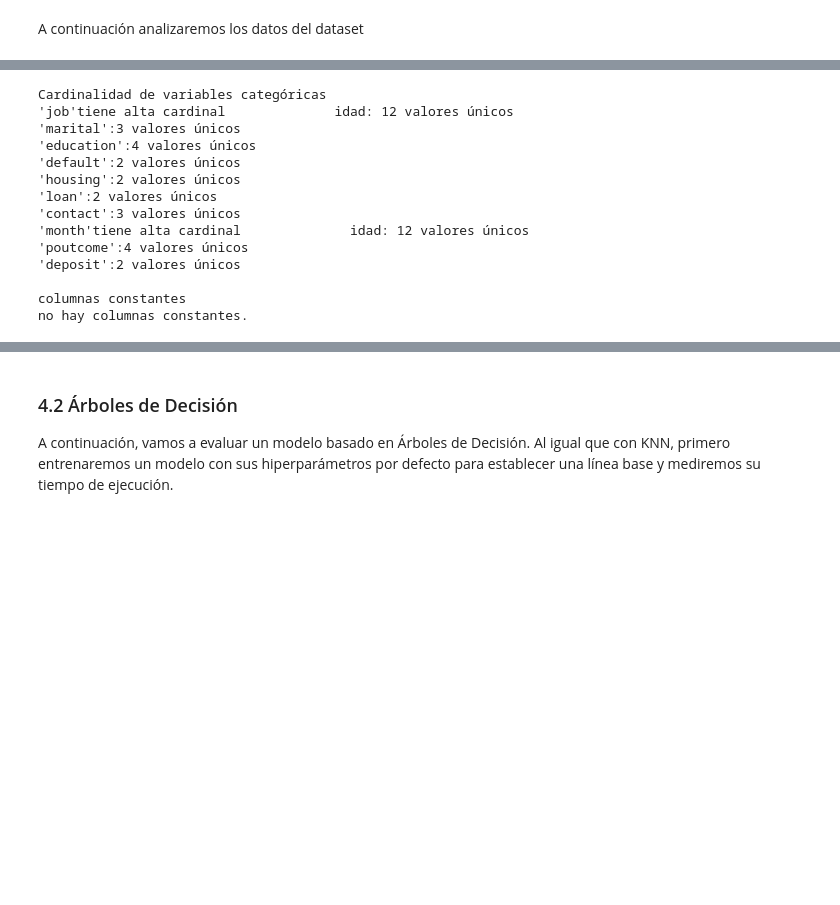
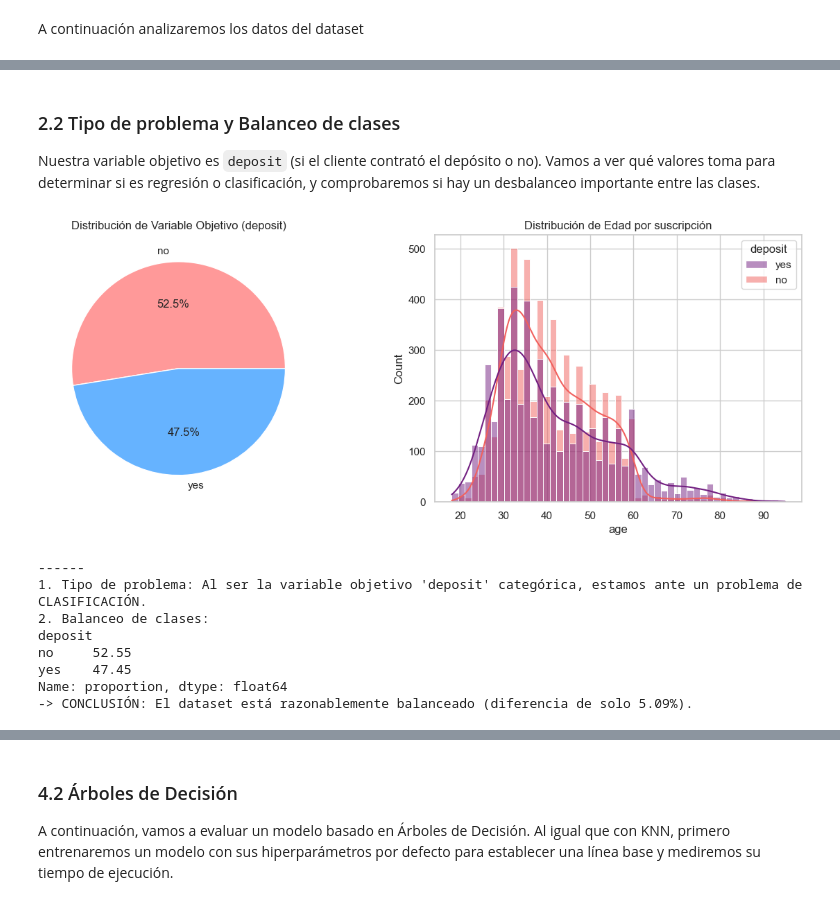
Before and after one commit to 100495957/AprendizajeAutomaticoPractica1, a Jupyter notebook: notebook_principal.ipynb, the cells around one changed output, grey strips where cells are left out. Cells and saved outputs as stored; diff of their text form; code cells hidden in the pictures; blank space fills up the shorter version.

```diff
--- a/notebook_principal.ipynb
+++ b/notebook_principal.ipynb
@@ -31,11 +41,13 @@ A continuación realizamos una exploración inicial de los datos para decidir nu
 * Estudiaremos la distribución de la variable objetivo (`deposit`).
 * Analizaremos variables con valores especiales como `pdays`.
 # %%
-dataframe = pd.read_pickle('bank_15.pkl')
-#muestro las primeras filas del dataframe --> comprobación
-display(dataframe.head())
+# Carga del dataset original
+try:
+    df = pd.read_pickle('bank_15.pkl')
+    print(f"✅ Dataset cargado: {df.shape[0]} filas y {df.shape[1]} columnas.")
+except Exception as e:
+    print(f"❌ Error al cargar: {e}")
 
-#flas, columnas, tipos de datos y valores nulos
-print("\nInformación del dataframe")
-dataframe.info()
+# Vista previa
+df.head()
 # %% [output]
@@ -83,33 +123,40 @@ dtype: int64
+# %% [markdown]
+### 2.2 Tipo de problema y Balanceo de clases
+Nuestra variable objetivo es `deposit` (si el cliente contrató el depósito o no). Vamos a ver qué valores toma para determinar si es regresión o clasificación, y comprobaremos si hay un desbalanceo importante entre las clases.
 # %%
-#variables categóricas > 10
-categorical_columans = dataframe.select_dtypes(include=['object']).columns
-print("\nCardinalidad de variables categóricas")
-for columna in categorical_columans:
-    val_unicos = dataframe[columna].nunique()
-    if val_unicos > 10:
-        print(f"'{columna}'tiene alta cardinal              idad: {val_unicos} valores únicos")
-    else:
-        print(f"'{columna}':{val_unicos} valores únicos")
+#visualizamos el balanceo de la variable objetivo y la relación con una variable clave
+fig, ax = plt.subplots(1, 2, figsize=(15, 5))
 
-#columnas constantes
-print("\ncolumnas constantes")
-constant_columnas = [columna for columna in dataframe.columns if dataframe[columna].nunique() <= 1]
-if len(constant_columnas) == 0:
-    print("no hay columnas constantes.")
+#gráfico 1: Balanceo
+df['deposit'].value_counts(normalize=True).plot.pie(autopct='%1.1f%%', ax=ax[0], colors=['#ff9999','#66b3ff'])
+ax[0].set_title('Distribución de Variable Objetivo (deposit)')
+
+#gráfico 2: Edad vs Depósito
+sns.histplot(data=df, x='age', hue='deposit', kde=True, ax=ax[1], palette='magma')
+ax[1].set_title('Distribución de Edad por suscripción')
+
+plt.show()
+
+
+print("\n------")
+print("1. Tipo de problema: Al ser la variable objetivo 'deposit' categórica, estamos ante un problema de CLASIFICACIÓN.")
+
+#cálculo automático del balanceo
+porcentajes = df['deposit'].value_counts(normalize=True) * 100
+print(f"2. Balanceo de clases:\n{porcentajes.round(2)}")
+
+diferencia = abs(porcentajes.iloc[0] - porcentajes.iloc[1])
+if diferencia > 20:
+    print(f"-> CONCLUSIÓN: El dataset presenta desbalanceo (hay una diferencia del {diferencia:.2f}% entre clases).")
 else:
-    print(f"columnas constantes encontradas: {constant_columnas}")
+    print(f"-> CONCLUSIÓN: El dataset está razonablemente balanceado (diferencia de solo {diferencia:.2f}%).")
 # %% [output]
+[figure, added]
-Cardinalidad de variables categóricas
-'job'tiene alta cardinal              idad: 12 valores únicos
-'marital':3 valores únicos
-'education':4 valores únicos
-'default':2 valores únicos
-'housing':2 valores únicos
-'loan':2 valores únicos
-'contact':3 valores únicos
-'month'tiene alta cardinal              idad: 12 valores únicos
-'poutcome':4 valores únicos
-'deposit':2 valores únicos
-
-columnas constantes
-no hay columnas constantes.
+------
+1. Tipo de problema: Al ser la variable objetivo 'deposit' categórica, estamos ante un problema de CLASIFICACIÓN.
+2. Balanceo de clases:
+deposit
+no     52.55
+yes    47.45
+Name: proportion, dtype: float64
+-> CONCLUSIÓN: El dataset está razonablemente balanceado (diferencia de solo 5.09%).
```
Also changed, not shown: parts of 20 cells of this notebook.
